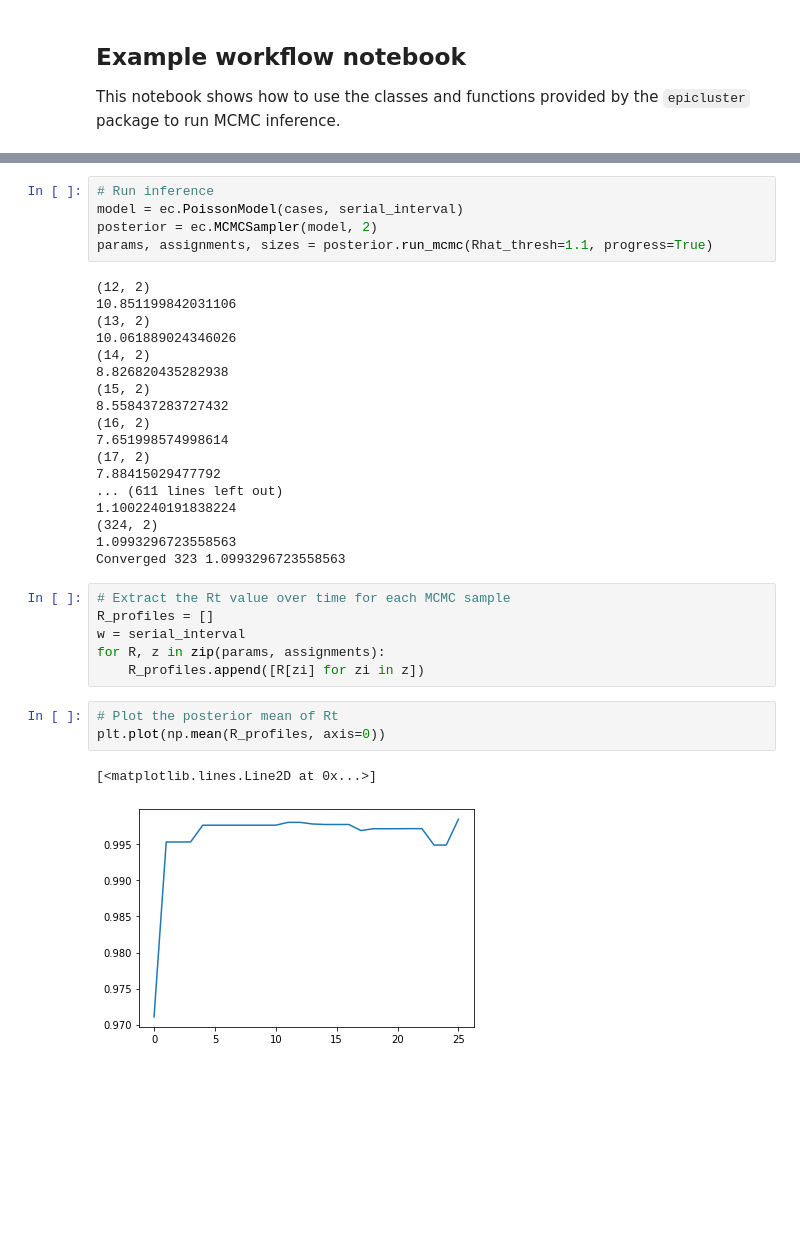
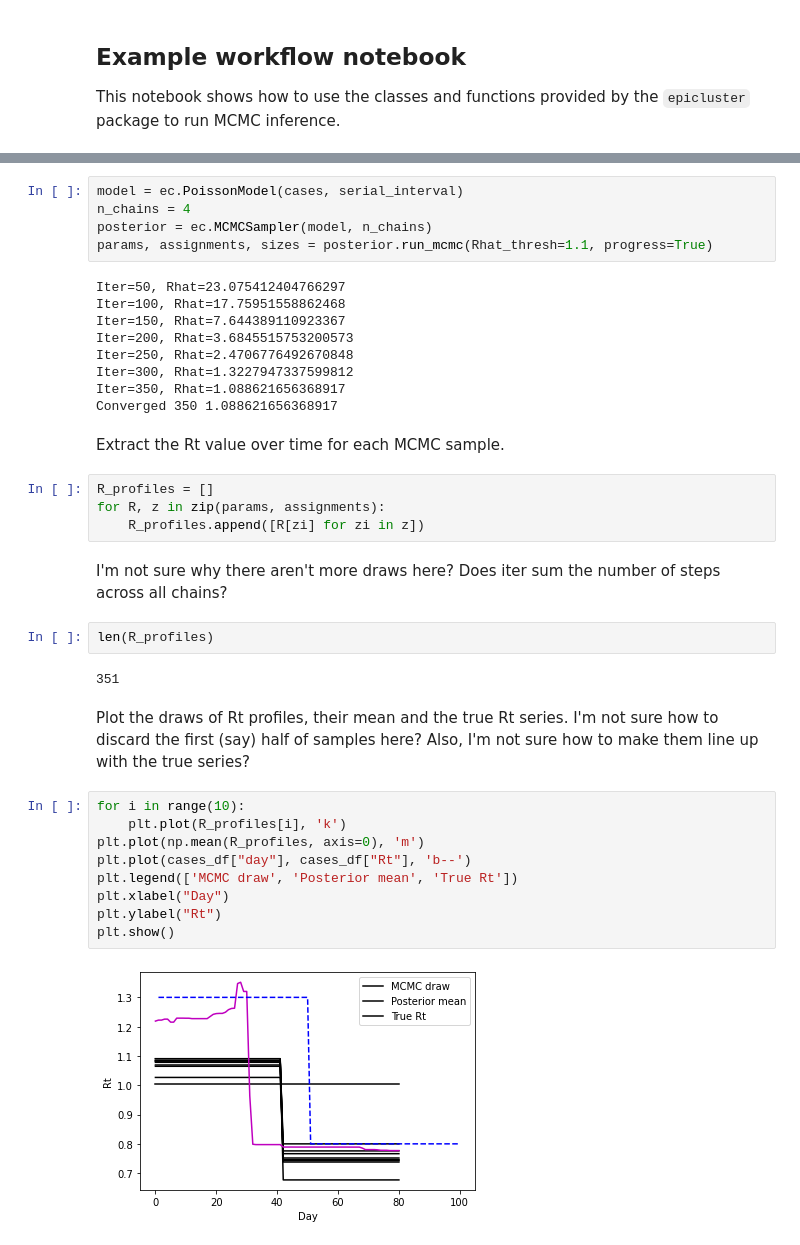
Before and after one commit to SABS-R3-Epidemiology/epicluster, a Jupyter notebook: epicluster/examples/Run_inference.ipynb, the cells around one changed output, grey strips where cells are left out. Drawn from its saved outputs; the diff is of its cells as text; blank space fills up the shorter version.

```diff
--- a/epicluster/examples/Run_inference.ipynb
+++ b/epicluster/examples/Run_inference.ipynb
@@ -13,35 +87,39 @@ serial_interval = [0, 0.1, 0.8, 0.1]
 # %%
-# Run inference
 model = ec.PoissonModel(cases, serial_interval)
-posterior = ec.MCMCSampler(model, 2)
+n_chains = 4
+posterior = ec.MCMCSampler(model, n_chains)
 params, assignments, sizes = posterior.run_mcmc(Rhat_thresh=1.1, progress=True)
 # %% [output]
-(12, 2)
-10.851199842031106
-(13, 2)
-10.061889024346026
-(14, 2)
-8.826820435282938
-(15, 2)
-8.558437283727432
-(16, 2)
-7.651998574998614
-(17, 2)
-7.88415029477792
-... (611 lines left out)
-1.1002240191838224
-(324, 2)
-1.0993296723558563
-Converged 323 1.0993296723558563
+Iter=50, Rhat=23.075412404766297
+Iter=100, Rhat=17.75951558862468
+Iter=150, Rhat=7.644389110923367
+Iter=200, Rhat=3.6845515753200573
+Iter=250, Rhat=2.4706776492670848
+Iter=300, Rhat=1.3227947337599812
+Iter=350, Rhat=1.088621656368917
+Converged 350 1.088621656368917
+# %% [markdown]
+Extract the Rt value over time for each MCMC sample.
 # %%
-# Extract the Rt value over time for each MCMC sample
 R_profiles = []
-w = serial_interval
 for R, z in zip(params, assignments):
     R_profiles.append([R[zi] for zi in z])
-# %%
-# Plot the posterior mean of Rt
-plt.plot(np.mean(R_profiles, axis=0))
-# %% [output]
-[<matplotlib.lines.Line2D at 0x...>]
-[figure, removed]
+# %% [markdown]
+I'm not sure why there aren't more draws here? Does iter sum the number of steps across all chains?
+# %%
+len(R_profiles)
+# %% [output]
+351
+# %% [markdown]
+Plot the draws of Rt profiles, their mean and the true Rt series. I'm not sure how to discard the first (say) half of samples here? Also, I'm not sure how to make them line up with the true series?
+# %%
+for i in range(10):
+    plt.plot(R_profiles[i], 'k')
+plt.plot(np.mean(R_profiles, axis=0), 'm')
+plt.plot(cases_df["day"], cases_df["Rt"], 'b--')
+plt.legend(['MCMC draw', 'Posterior mean', 'True Rt'])
+plt.xlabel("Day")
+plt.ylabel("Rt")
+plt.show()
+# %% [output]
+[figure, added]
```
Also changed, not shown: parts of 7 cells of this notebook, 1 other file.
